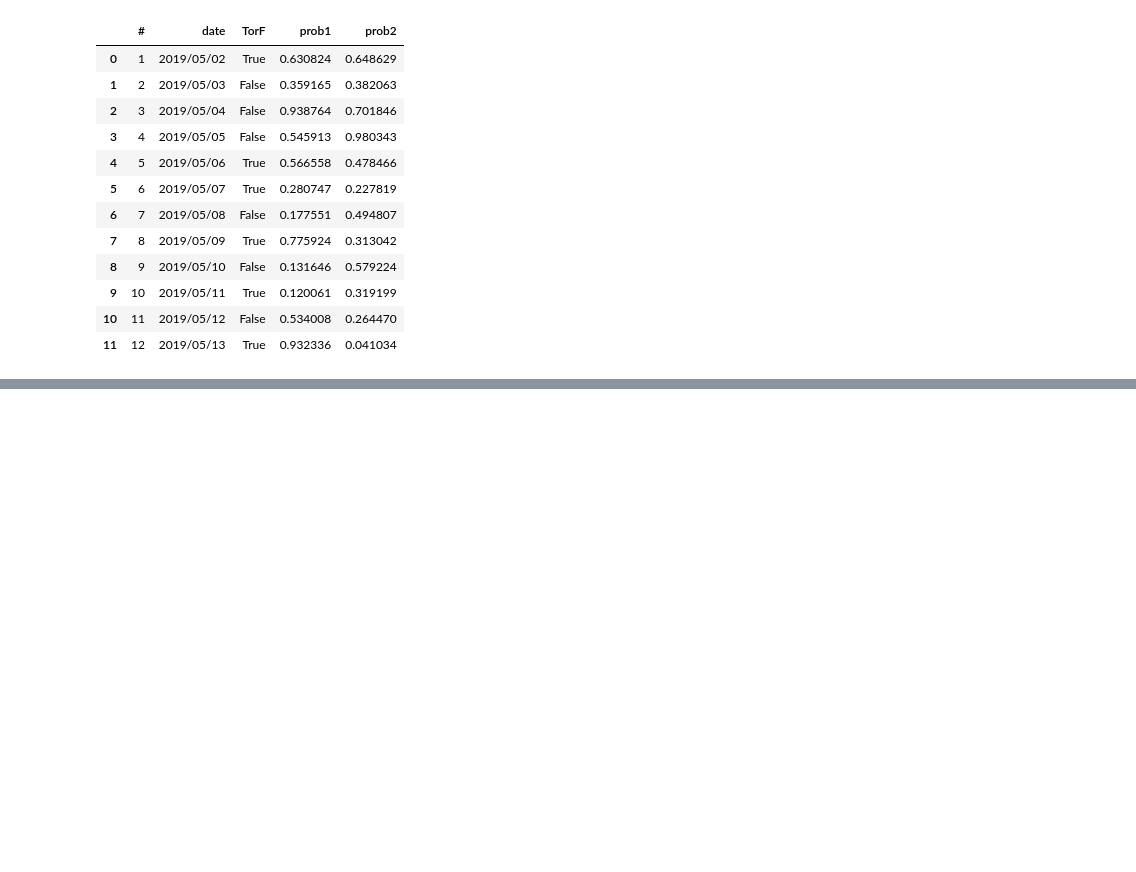
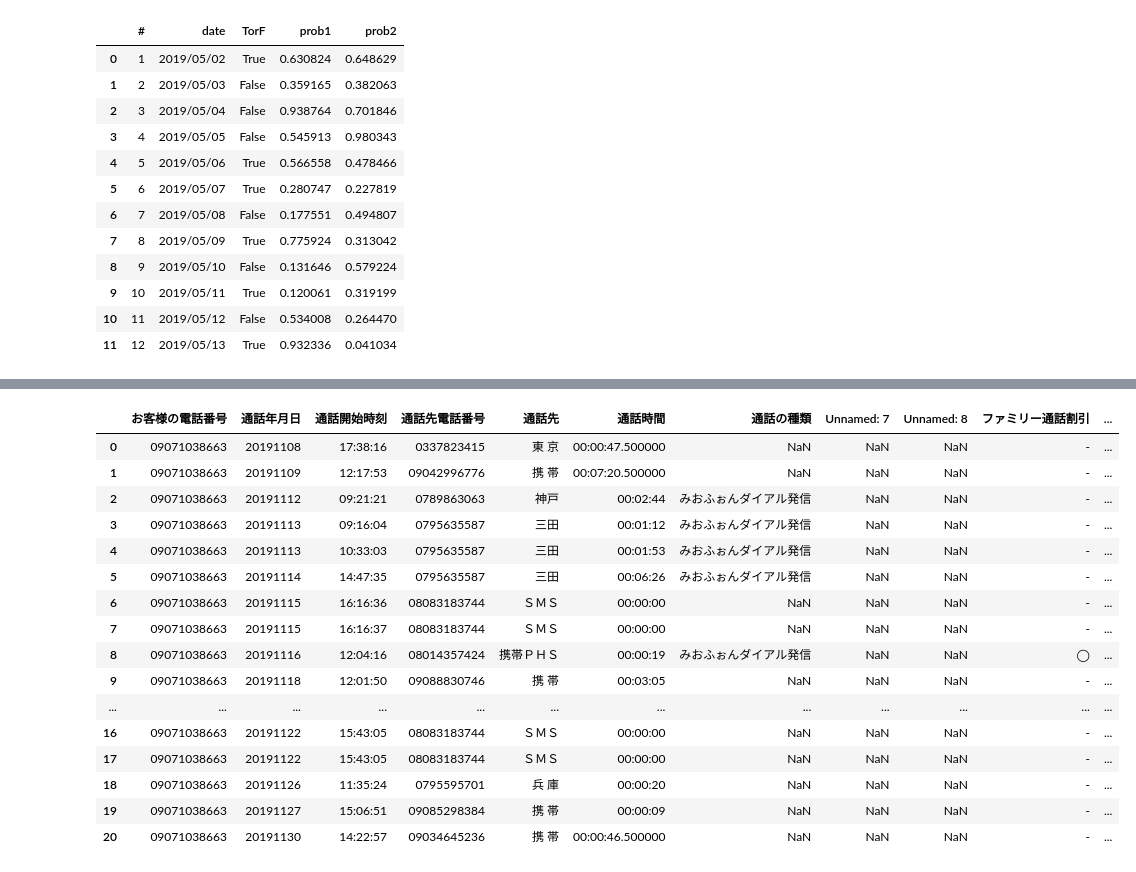
Before and after one commit to ktmrmshk/notebook, a Jupyter notebook: lab/pandas.ipynb, the cells around one changed output, grey strips where cells are left out. Drawn from its saved outputs; the diff is of its cells as text; code cells hidden in the pictures; blank space fills up the shorter version.

```diff
--- a/lab/pandas.ipynb
+++ b/lab/pandas.ipynb
@@ -198,0 +201,5 @@ c
+# %%
+import pandas as pd
+
+d = pd.read_csv('call_log2.csv', encoding='shift_jis', dtype = {'お客様の電話番号':'object', '通話先電話番号':'object'})
+d.head()
@@ -198,0 +262,12 @@ c
+# %%
+def addFractDigit(s):
+    cnt=0
+    in_fract = False
+    for i in range(len(s)):
+        if s[i] == '.':
+            in_fract = True
+        elif in_fract:
+            cnt+=1
+    if cnt > 0 and cnt < 6:
+        s+='0'*(6-cnt)
+    return s
@@ -198,0 +280,5 @@ c
+# %%
+def cnv(s):
+    return time.fromisoformat(addFractDigit(s))
+# %%
+d['通話時間']=d['通話時間'].map(cnv)
@@ -198,0 +328,20 @@ c
+# %%
+d
+# %% [output]
+|  | お客様の電話番号 | 通話年月日 | 通話開始時刻 | 通話先電話番号 | 通話先 | 通話時間 | 通話の種類 | Unnamed: 7 | Unnamed: 8 | ファミリー通話割引 | ... |
+| 0 | 09071038663 | 20191108 | 17:38:16 | 0337823415 | 東 京 | 00:00:47.500000 | NaN | NaN | NaN | - | ... |
+| 1 | 09071038663 | 20191109 | 12:17:53 | 09042996776 | 携 帯 | 00:07:20.500000 | NaN | NaN | NaN | - | ... |
+| 2 | 09071038663 | 20191112 | 09:21:21 | 0789863063 | 神戸 | 00:02:44 | みおふぉんダイアル発信 | NaN | NaN | - | ... |
+| 3 | 09071038663 | 20191113 | 09:16:04 | 0795635587 | 三田 | 00:01:12 | みおふぉんダイアル発信 | NaN | NaN | - | ... |
+| 4 | 09071038663 | 20191113 | 10:33:03 | 0795635587 | 三田 | 00:01:53 | みおふぉんダイアル発信 | NaN | NaN | - | ... |
+| 5 | 09071038663 | 20191114 | 14:47:35 | 0795635587 | 三田 | 00:06:26 | みおふぉんダイアル発信 | NaN | NaN | - | ... |
+| 6 | 09071038663 | 20191115 | 16:16:36 | 08083183744 | ＳＭＳ | 00:00:00 | NaN | NaN | NaN | - | ... |
+| 7 | 09071038663 | 20191115 | 16:16:37 | 08083183744 | ＳＭＳ | 00:00:00 | NaN | NaN | NaN | - | ... |
+| 8 | 09071038663 | 20191116 | 12:04:16 | 08014357424 | 携帯ＰＨＳ | 00:00:19 | みおふぉんダイアル発信 | NaN | NaN | ◯ | ... |
+| 9 | 09071038663 | 20191118 | 12:01:50 | 09088830746 | 携 帯 | 00:03:05 | NaN | NaN | NaN | - | ... |
+| ... | ... | ... | ... | ... | ... | ... | ... | ... | ... | ... | ... |
+| 16 | 09071038663 | 20191122 | 15:43:05 | 08083183744 | ＳＭＳ | 00:00:00 | NaN | NaN | NaN | - | ... |
+| 17 | 09071038663 | 20191122 | 15:43:05 | 08083183744 | ＳＭＳ | 00:00:00 | NaN | NaN | NaN | - | ... |
+| 18 | 09071038663 | 20191126 | 11:35:24 | 0795595701 | 兵 庫 | 00:00:20 | NaN | NaN | NaN | - | ... |
+| 19 | 09071038663 | 20191127 | 15:06:51 | 09085298384 | 携 帯 | 00:00:09 | NaN | NaN | NaN | - | ... |
+| 20 | 09071038663 | 20191130 | 14:22:57 | 09034645236 | 携 帯 | 00:00:46.500000 | NaN | NaN | NaN | - | ... |
```
Also changed, not shown: parts of 20 cells of this notebook, 1 other file.
